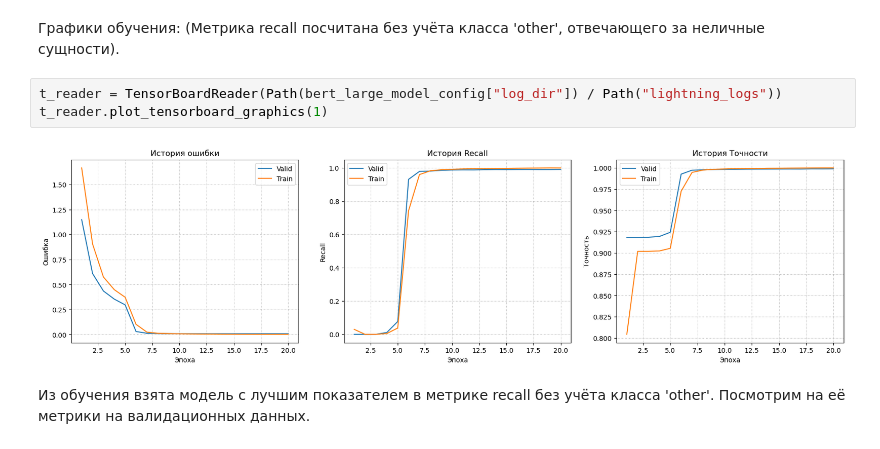
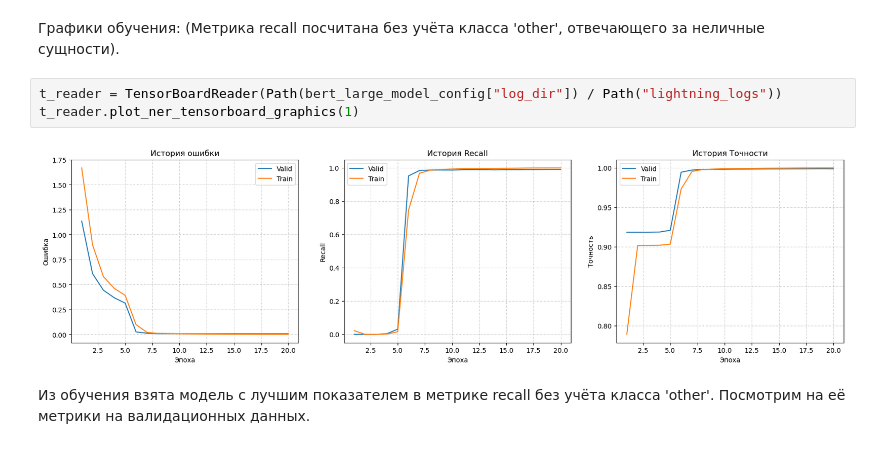
Before and after one commit to DmitryInd/UnstructuredTextAnonymization, a Jupyter notebook: inference_2006.ipynb, the cells around one changed output. Cells and saved outputs as stored; diff of their text form.

```diff
--- a/inference_2006.ipynb
+++ b/inference_2006.ipynb
@@ -396,9 +399,9 @@ _____ Record 588:-5 _____
 (Метрика recall посчитана без учёта класса 'other', отвечающего за неличные сущности).
 # %%
 t_reader = TensorBoardReader(Path(bert_large_model_config["log_dir"]) / Path("lightning_logs"))
-t_reader.plot_tensorboard_graphics(1)
+t_reader.plot_ner_tensorboard_graphics(1)
 # %% [output]
-[figure, old version]
+[figure, new version]
 # %% [markdown]
 Из обучения взята модель с лучшим показателем в метрике recall без учёта класса 'other'. Посмотрим на её метрики на валидационных данных.
 # %%
```
Also changed, not shown: parts of 6 cells of this notebook, 13 other files.
